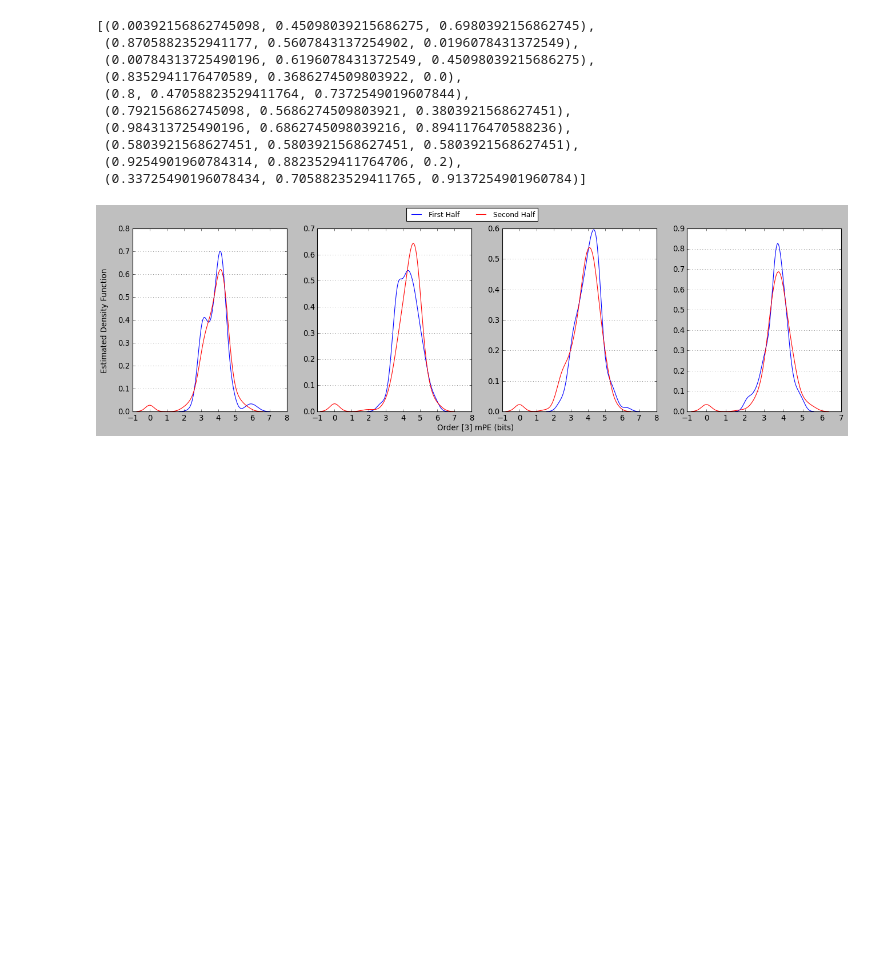
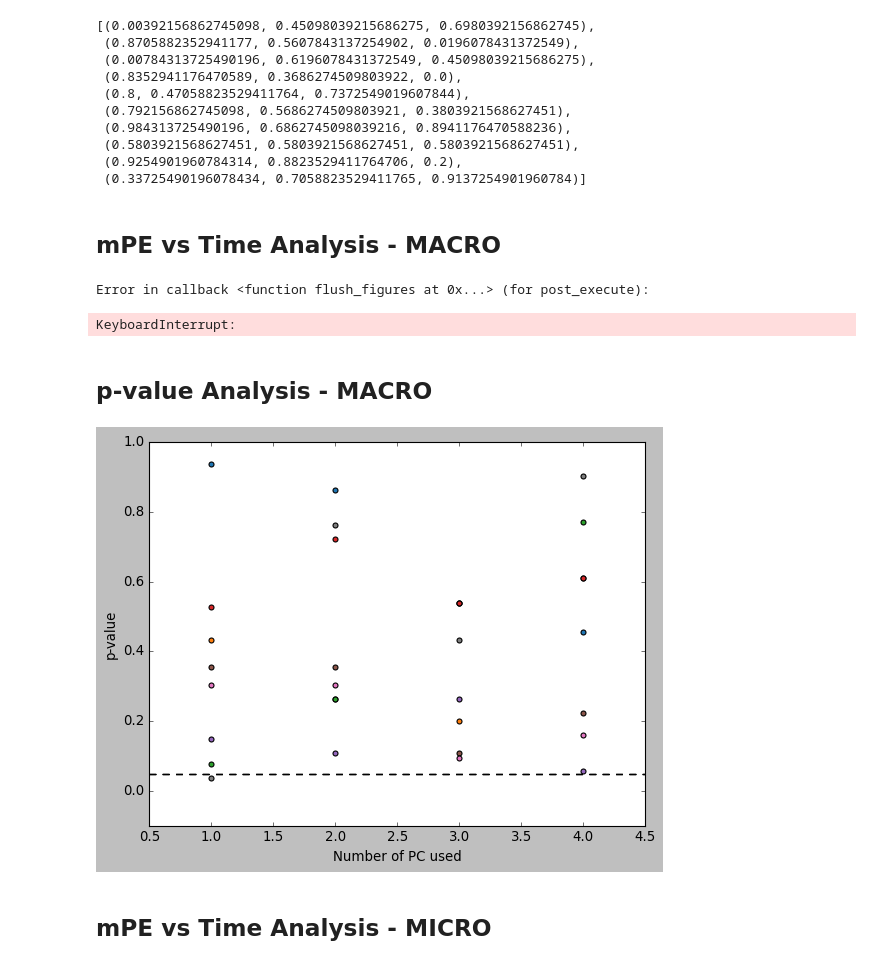
Before and after one commit to laporastrelli/Final_Year_Project, a Jupyter notebook: entropy_analysis/eval.ipynb, the cells around one changed output. Saved outputs shown, nothing was run; the diff lists cells and outputs as text; code cells hidden in the pictures; blank space fills up the shorter version.

```diff
--- a/entropy_analysis/eval.ipynb
+++ b/entropy_analysis/eval.ipynb
@@ -44,9 +44,11 @@ sns.color_palette("colorblind")
  (0.5803921568627451, 0.5803921568627451, 0.5803921568627451),
  (0.9254901960784314, 0.8823529411764706, 0.2),
  (0.33725490196078434, 0.7058823529411765, 0.9137254901960784)]
+# %% [markdown]
+## mPE vs Time Analysis - MACRO
 # %%
 mode = 'normal'
-n_PC = 3
+n_PC = 2
 eval_step = 'result'
 
 path = '/rds/general/user/lr4617/home/4th_Year_Project/Final_Report/entropy_analysis/mPE_vs_time/macro/' + str(n_PC) + 'PC/' + str(eval_step) + '/' + mode + '/' + 'mPE/'
@@ -57,8 +59,10 @@ path_out = '/rds/general/user/lr4617/home/4th_Year_Project/Final_Report/'
 ######## mPE distribution vs time plot ########
 ###############################################
 
+labels_each = ['(A)', '(B)', '(C)', '(D)', '(E)', '(F)', '(G)', '(H)']
+
 if mode == 'normal':
-    fig, axs = plt.subplots(1,4, figsize=(20, 5))
+    fig, axs = plt.subplots(1,4, figsize=(20, 6))
     l = []
     labels = ['First Half', 'Second Half']
     for idx, ii in enumerate(mPE_specs):
@@ -71,9 +75,10 @@ if mode == 'normal':
         axs[idx].set_xlabel('')
         axs[idx].set_ylabel('')
         axs[idx].grid(axis='y', alpha=0.75)
+        axs[idx].text(-0.05, 1.06, labels_each[idx], transform=axs[idx].transAxes, fontsize=13, fontweight='bold', va='top', ha='right')
 
-    fig.legend(l, labels=labels, loc="upper center", ncol=2, fontsize='11')
-    fig.text(0.5, 0.02, 'Order [3] mPE (bits)', ha='center')
+    fig.legend(l, labels=labels, loc=(0.43, 0.965), ncol=2, fontsize='11', frameon=False)
+    fig.text(0.5, 0.02, 'Order 3 mPE (bits)', ha='center')
     fig.text(0.09, 0.5, 'Estimated Density Function', va='center', rotation='vertical')
 
     plt.savefig(path_out + 'test_normal.png')
@@ -86,10 +91,11 @@ else:
     l = []
     labels = ['First Half', 'Second Half']
     for idx, ii in enumerate(mPE_specs):
+        cnt = idx
         if idx <=3:
             idx1 = 0
         else:
-            idx = idx -4
+            idx = idx - 4
             idx1 = 1
 
         mPE_vector = np.load(path + ii)
@@ -101,8 +107,9 @@ else:
         axs[idx1, idx].set_xlabel('')
         axs[idx1, idx].set_ylabel('')
         axs[idx1, idx].grid(axis='y', alpha=0.75)
+        axs[idx1, idx].text(-0.05, -0.8, labels[cnt], transform=axs[i, j].transAxes, fontsize=16, fontweight='bold', va='top', ha='right')
 
-    fig.legend(l, labels=labels, loc="upper center", ncol=2, fontsize='11')
+    fig.legend(l, labels=labels, loc="upper center", ncol=2, fontsize='11', frameon=False)
     fig.text(0.5, 0.02, 'Order [3] mPE (bits)', ha='center')
     fig.text(0.08, 0.5, 'Estimated Density Function', va='center', rotation='vertical')
 
@@ -110,4 +117,57 @@ else:
 
     fig.show()
 # %% [output]
-[figure, removed]
+Error in callback <function flush_figures at 0x...> (for post_execute):
+KeyboardInterrupt:
+# %% [markdown]
+## p-value Analysis - MACRO
+# %%
+mode = 'drug'
+n_PC = 3
+eval_step = 'result'
+
+path = '/rds/general/user/lr4617/home/4th_Year_Project/Final_Report/entropy_analysis/mPE_vs_time/macro/' + str(n_PC) + 'PC/' + str(eval_step) + '/' + mode + '/' + 'mPE/'
+mPE_specs = os.listdir(path)
+path_out = '/rds/general/user/lr4617/home/4th_Year_Project/Final_Report/'
+
+if mode == 'drug':
+    p_values = np.zeros((8,4))
+if mode == 'normal':
+    p_values = np.zeros((4,4))
+
+for n_PC in range(1,5):
+
+    path = '/rds/general/user/lr4617/home/4th_Year_Project/Final_Report/entropy_analysis/mPE_vs_time/macro/' + str(n_PC) + 'PC/' + str(eval_step) + '/' + mode + '/' + 'mPE/'
+
+    for idx, ii in enumerate(mPE_specs):
+
+        mPE_vector = np.load(path + ii)
+
+        ########## Retrieve maxiumum number of elements based on k-means discretization ##########
+        data = mPE_vector.flatten()
+        kmeans = KMeans(n_clusters=15).fit(data.reshape(-1,1))
+        kmeans.predict(data.reshape(-1,1))
+        centroids = kmeans.cluster_centers_
+        centroids = [centroids[i] for i in range(len(centroids))]
+        centroids = np.asarray(centroids)
+
+        prob1 = probability_v2(mPE_vector[0, :, 0], centroids)
+        prob2 = probability_v2(mPE_vector[1, :, 0], centroids)
+
+        js_distance = distance.jensenshannon(prob1, prob2)
+        [stat, p_value] = stats.ks_2samp(mPE_vector[0, :, 0], mPE_vector[1, :, 0])
+
+        p_values[idx, n_PC-1] = p_value
+
+cs = ['#1f77b4', '#ff7f0e', '#2ca02c', '#d62728', '#9467bd', '#8c564b', '#e377c2', '#7f7f7f', '#bcbd22', '#17becf']
+for i in range(8):
+    plt.scatter(np.arange(1,5), p_values[i, :], c=cs[i])
+    plt.axhline(y=0.05, color="black", linestyle="--")
+    plt.xlabel('Number of PC used')
+    plt.ylabel('p-value')
+    plt.ylim([-0.1, 1])
+plt.show()
+# %% [output]
+[figure, added]
+# %% [markdown]
+## mPE vs Time Analysis - MICRO
```
Also changed, not shown: parts of 7 cells of this notebook, 14 other files.
